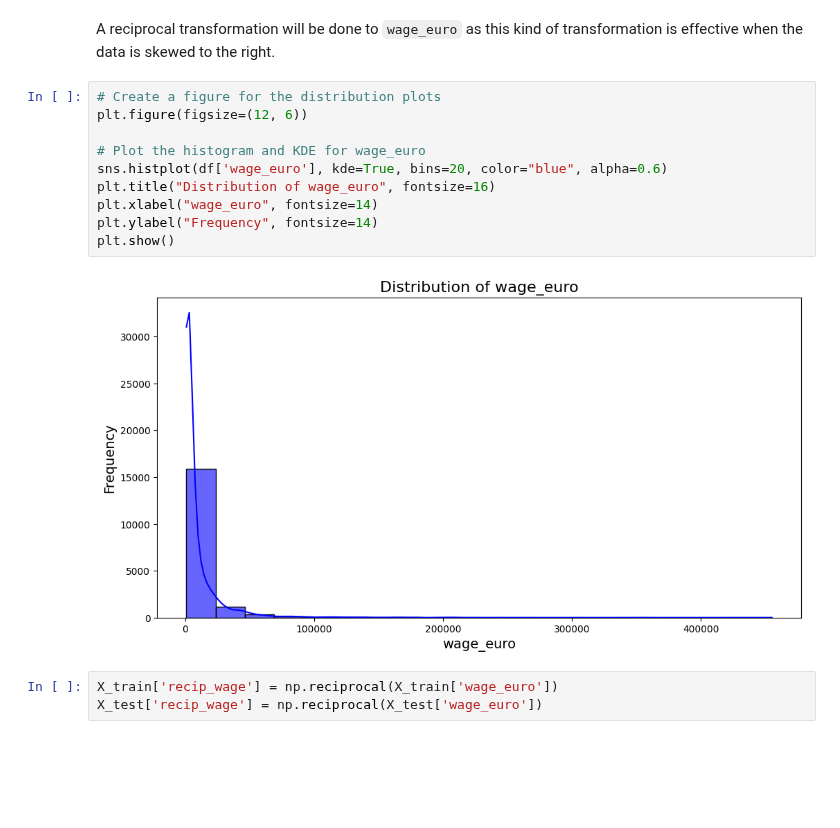
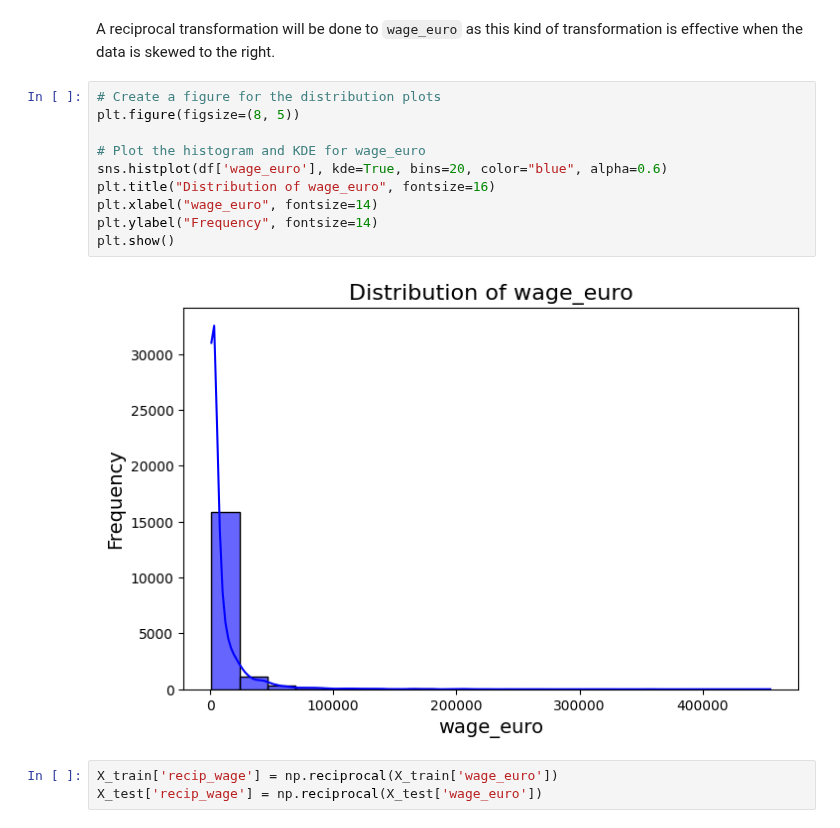
Before and after one commit to bewba/STINTSY-MP, a Jupyter notebook: STINSTY.ipynb, the cells around one changed output. Saved outputs shown, nothing was run; the diff lists cells and outputs as text; blank space fills up the shorter version.

```diff
--- a/STINSTY.ipynb
+++ b/STINSTY.ipynb
@@ -574,16 +574,16 @@ plt.show()
 A reciprocal transformation will be done to `wage_euro` as this kind of transformation is effective when the data is skewed to the right.
 # %%
 # Create a figure for the distribution plots
-plt.figure(figsize=(12, 6))
+plt.figure(figsize=(8, 5))
 
 # Plot the histogram and KDE for wage_euro
 sns.histplot(df['wage_euro'], kde=True, bins=20, color="blue", alpha=0.6)
 plt.title("Distribution of wage_euro", fontsize=16)
 plt.xlabel("wage_euro", fontsize=14)
 plt.ylabel("Frequency", fontsize=14)
 plt.show()
 # %% [output]
-[figure, old version]
+[figure, new version]
 # %%
 X_train['recip_wage'] = np.reciprocal(X_train['wage_euro'])
 X_test['recip_wage'] = np.reciprocal(X_test['wage_euro'])
```
Also changed, not shown: parts of 22 cells of this notebook.
